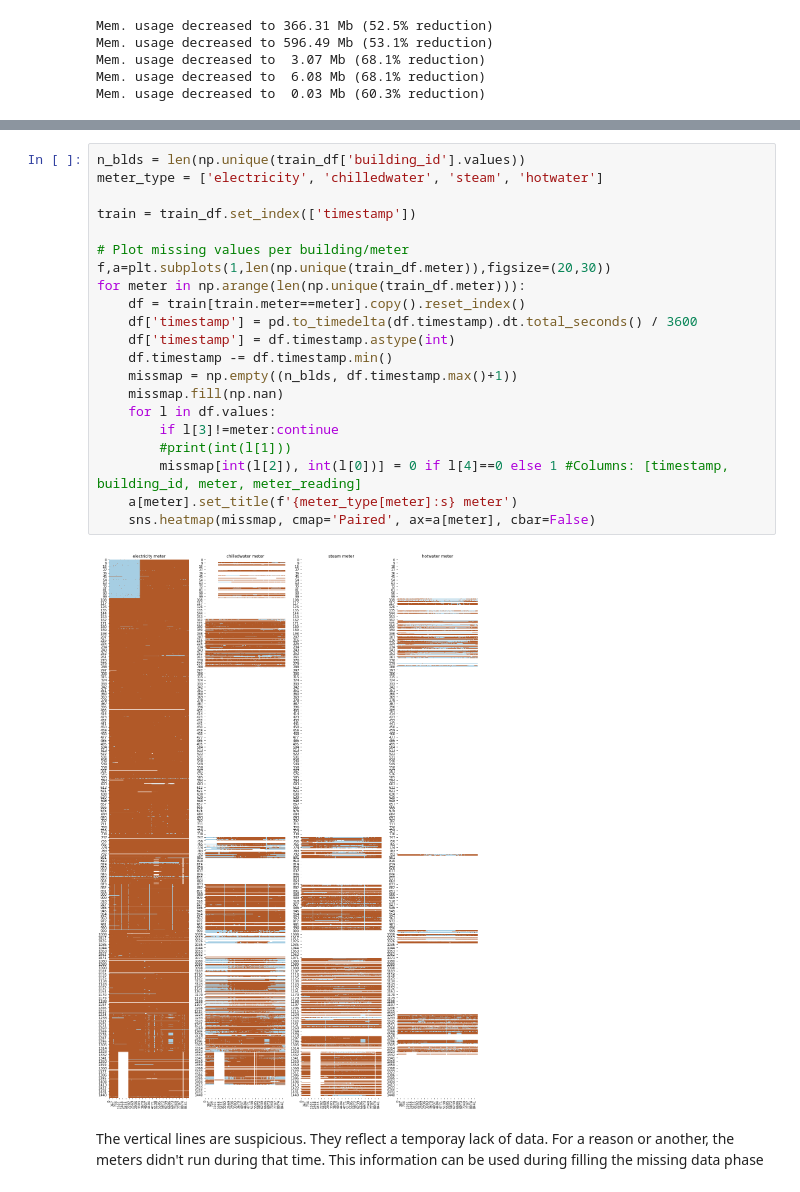
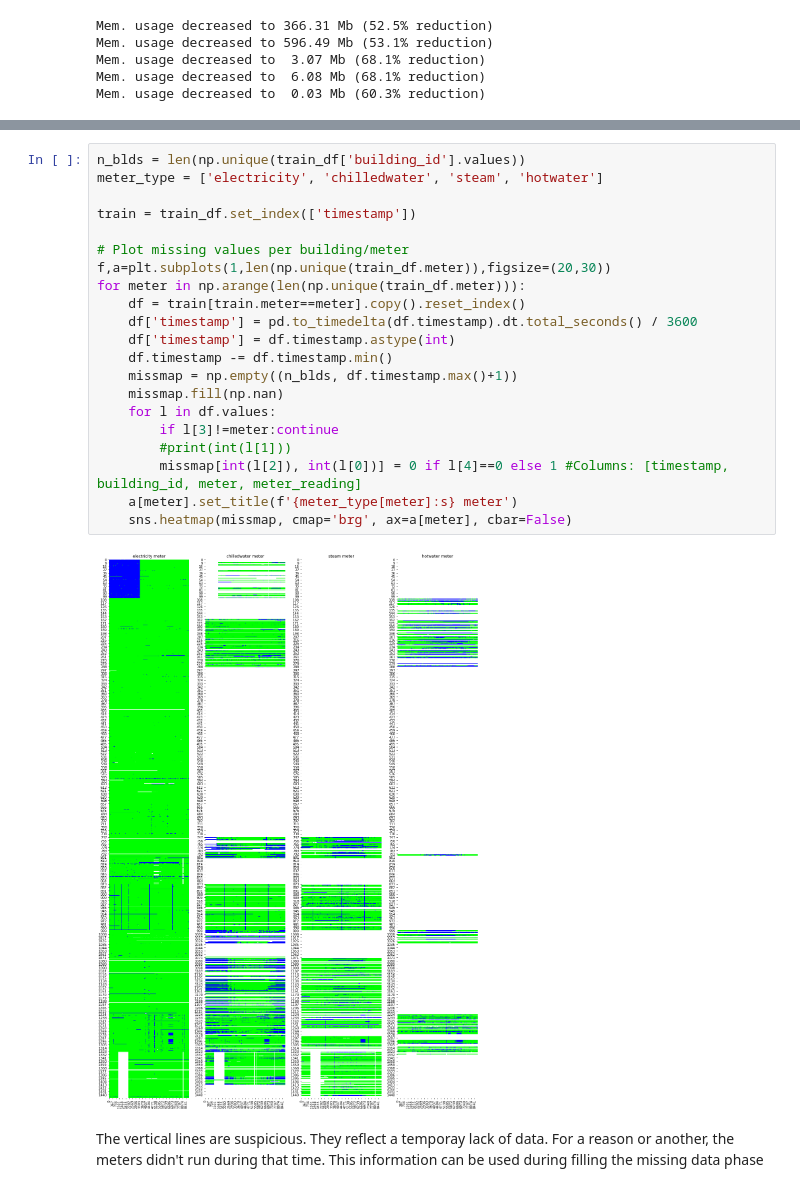
Before and after one commit to dmculiac/A-Kaggle-Prize-Money-Competition, a Jupyter notebook: A Kaggle Prize Money Competition.ipynb, the cells around one changed output, grey strips where cells are left out. Cells and saved outputs as stored; diff of their text form.

```diff
--- a/A Kaggle Prize Money Competition.ipynb
+++ b/A Kaggle Prize Money Competition.ipynb
@@ -153,26 +153,26 @@ The training dataset represents a sample of 1449 buildings whose energy consumpt
 # %%
 n_blds = len(np.unique(train_df['building_id'].values))
 meter_type = ['electricity', 'chilledwater', 'steam', 'hotwater']
 
 train = train_df.set_index(['timestamp'])
 
 # Plot missing values per building/meter
 f,a=plt.subplots(1,len(np.unique(train_df.meter)),figsize=(20,30))
 for meter in np.arange(len(np.unique(train_df.meter))):
     df = train[train.meter==meter].copy().reset_index()
     df['timestamp'] = pd.to_timedelta(df.timestamp).dt.total_seconds() / 3600
     df['timestamp'] = df.timestamp.astype(int)
     df.timestamp -= df.timestamp.min()
     missmap = np.empty((n_blds, df.timestamp.max()+1))
     missmap.fill(np.nan)
     for l in df.values:
         if l[3]!=meter:continue
         #print(int(l[1]))
         missmap[int(l[2]), int(l[0])] = 0 if l[4]==0 else 1 #Columns: [timestamp, building_id, meter, meter_reading]
     a[meter].set_title(f'{meter_type[meter]:s} meter')
-    sns.heatmap(missmap, cmap='Paired', ax=a[meter], cbar=False)
+    sns.heatmap(missmap, cmap='brg', ax=a[meter], cbar=False)
 # %% [output]
-[figure, old version]
+[figure, new version]
 # %% [markdown]
 The vertical lines are suspicious. They reflect a temporay lack of data. For a reason or another, the meters didn't run during that time. This information can be used during filling the missing data phase
 # %% [markdown]
```
Also changed, not shown: parts of 9 cells of this notebook.
